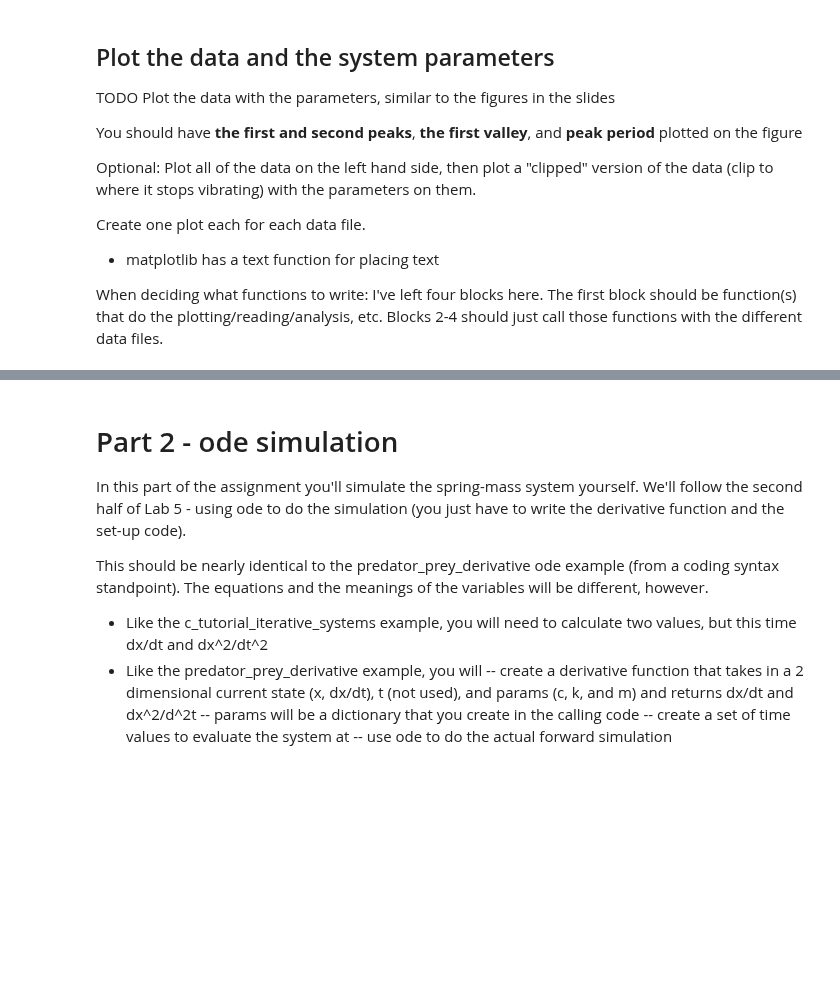
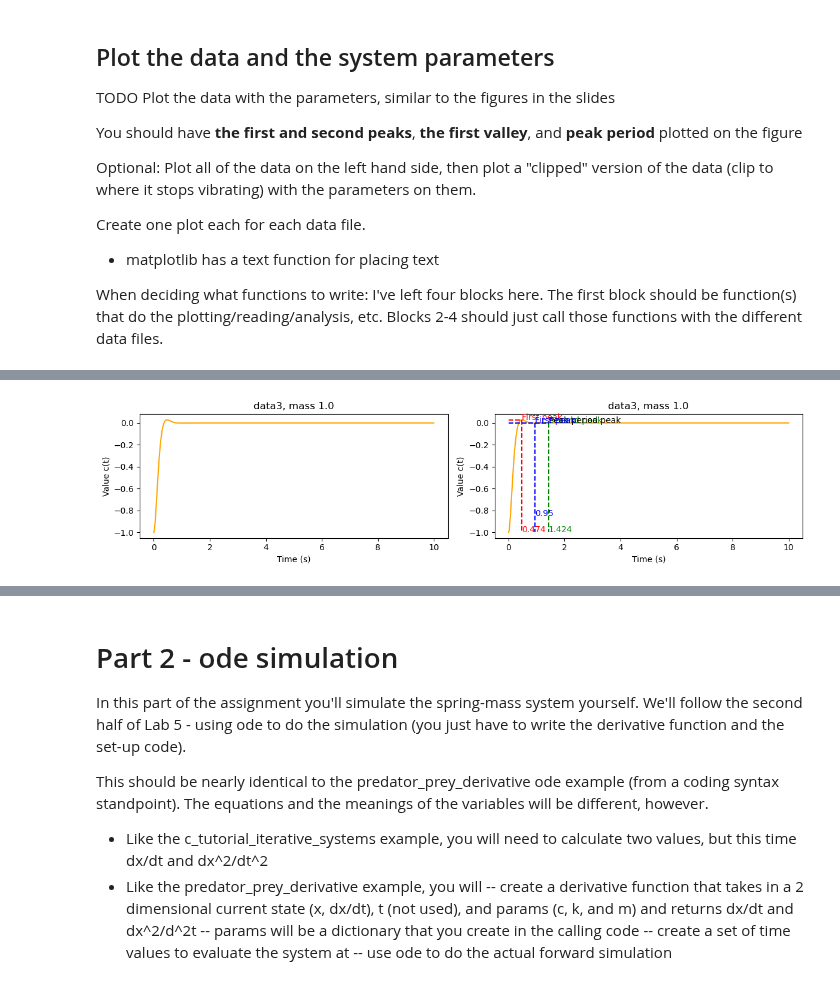
Before and after one commit to coyotepunk05/vscode, a Jupyter notebook: IntroPythonProgramming/Week_4_fitting/HW_2_system_analysis.ipynb, the cells around one changed output, grey strips where cells are left out. Cells and saved outputs as stored; diff of their text form; code cells hidden in the pictures; blank space fills up the shorter version.

```diff
--- a/IntroPythonProgramming/Week_4_fitting/HW_2_system_analysis.ipynb
+++ b/IntroPythonProgramming/Week_4_fitting/HW_2_system_analysis.ipynb
@@ -308,9 +364,12 @@ fig.tight_layout()
 # %%
 nrows = 1
 ncols = 2
 fig, axs = plt.subplots(nrows, ncols, figsize=(12, 3))
 
-# Read, analyze, and then plot data 2
-
+# Read, analyze, and then plot data 3
+plot_system(axs, 'Data/data3.csv')
 # Make it fit better
 fig.tight_layout()
+plt.show()
+# %% [output]
+[figure, added]
```
Also changed, not shown: parts of 10 cells of this notebook, 1 other file.
